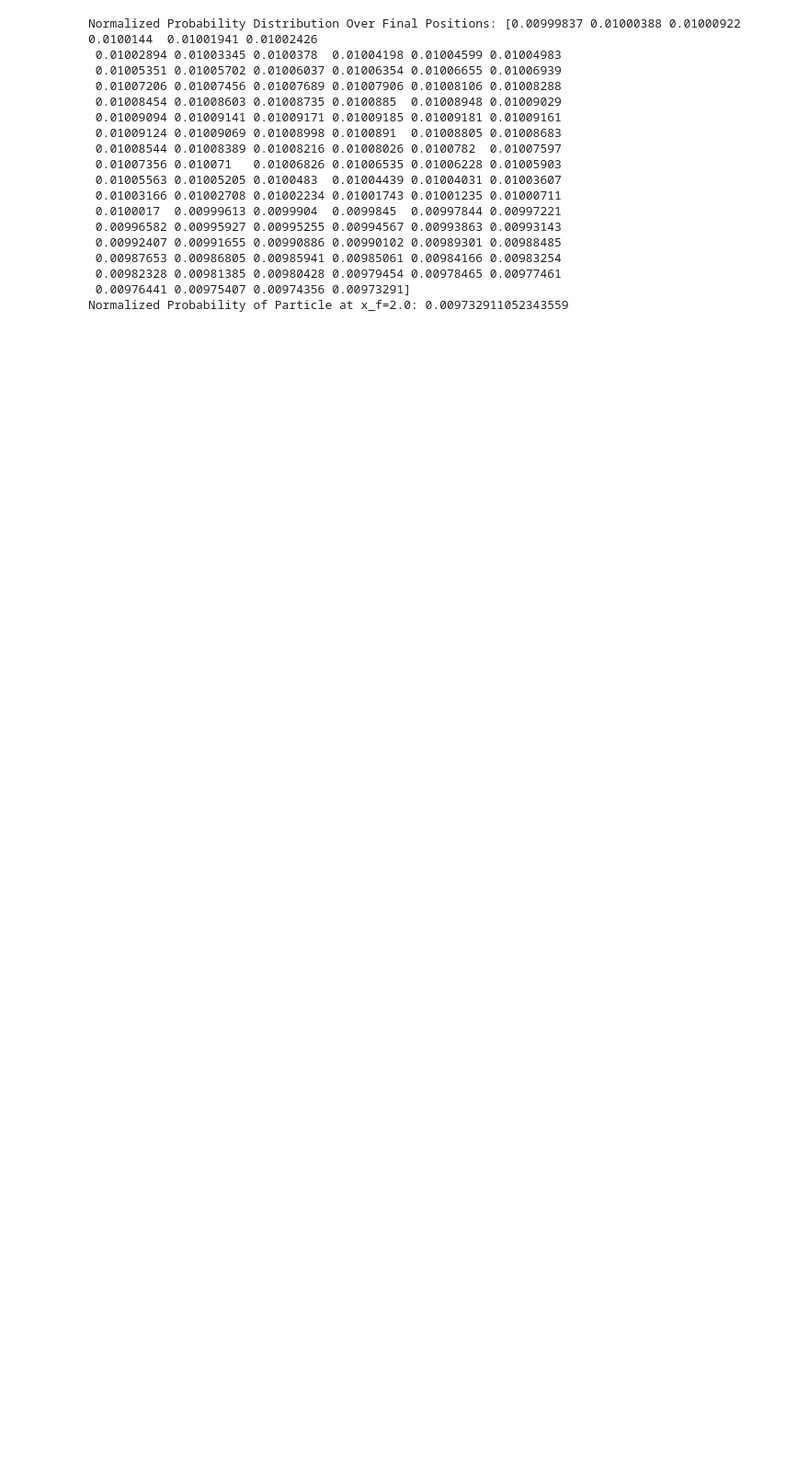
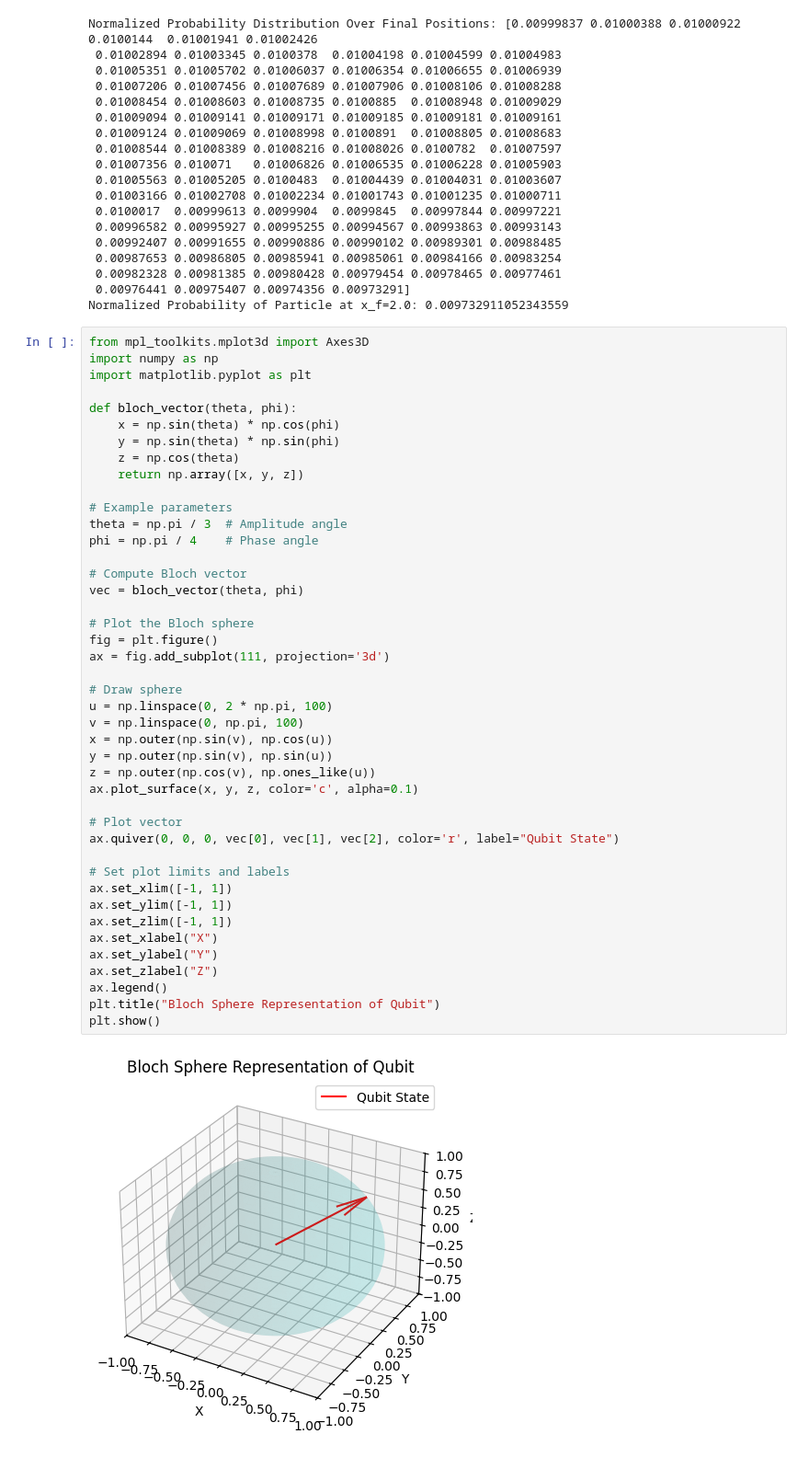
Before and after one commit to mahault/Quantum-C, a Jupyter notebook: Quantum_Lagrangian.ipynb, the cells around one changed output. Shown: that part at 92% size. Drawn from its saved outputs; the diff is of its cells as text; blank space fills up the shorter version.

```diff
--- a/Quantum_Lagrangian.ipynb
+++ b/Quantum_Lagrangian.ipynb
@@ -92,3 +92,48 @@ Normalized Probability Distribution Over Final Positions: [0.00999837 0.01000388
  0.00982328 0.00981385 0.00980428 0.00979454 0.00978465 0.00977461
  0.00976441 0.00975407 0.00974356 0.00973291]
 Normalized Probability of Particle at x_f=2.0: 0.009732911052343559
+# %%
+from mpl_toolkits.mplot3d import Axes3D
+import numpy as np
+import matplotlib.pyplot as plt
+
+def bloch_vector(theta, phi):
+    x = np.sin(theta) * np.cos(phi)
+    y = np.sin(theta) * np.sin(phi)
+    z = np.cos(theta)
+    return np.array([x, y, z])
+
+# Example parameters
+theta = np.pi / 3  # Amplitude angle
+phi = np.pi / 4    # Phase angle
+
+# Compute Bloch vector
+vec = bloch_vector(theta, phi)
+
+# Plot the Bloch sphere
+fig = plt.figure()
+ax = fig.add_subplot(111, projection='3d')
+
+# Draw sphere
+u = np.linspace(0, 2 * np.pi, 100)
+v = np.linspace(0, np.pi, 100)
+x = np.outer(np.sin(v), np.cos(u))
+y = np.outer(np.sin(v), np.sin(u))
+z = np.outer(np.cos(v), np.ones_like(u))
+ax.plot_surface(x, y, z, color='c', alpha=0.1)
+
+# Plot vector
+ax.quiver(0, 0, 0, vec[0], vec[1], vec[2], color='r', label="Qubit State")
+
+# Set plot limits and labels
+ax.set_xlim([-1, 1])
+ax.set_ylim([-1, 1])
+ax.set_zlim([-1, 1])
+ax.set_xlabel("X")
+ax.set_ylabel("Y")
+ax.set_zlabel("Z")
+ax.legend()
+plt.title("Bloch Sphere Representation of Qubit")
+plt.show()
+# %% [output]
+[figure, added]
```
